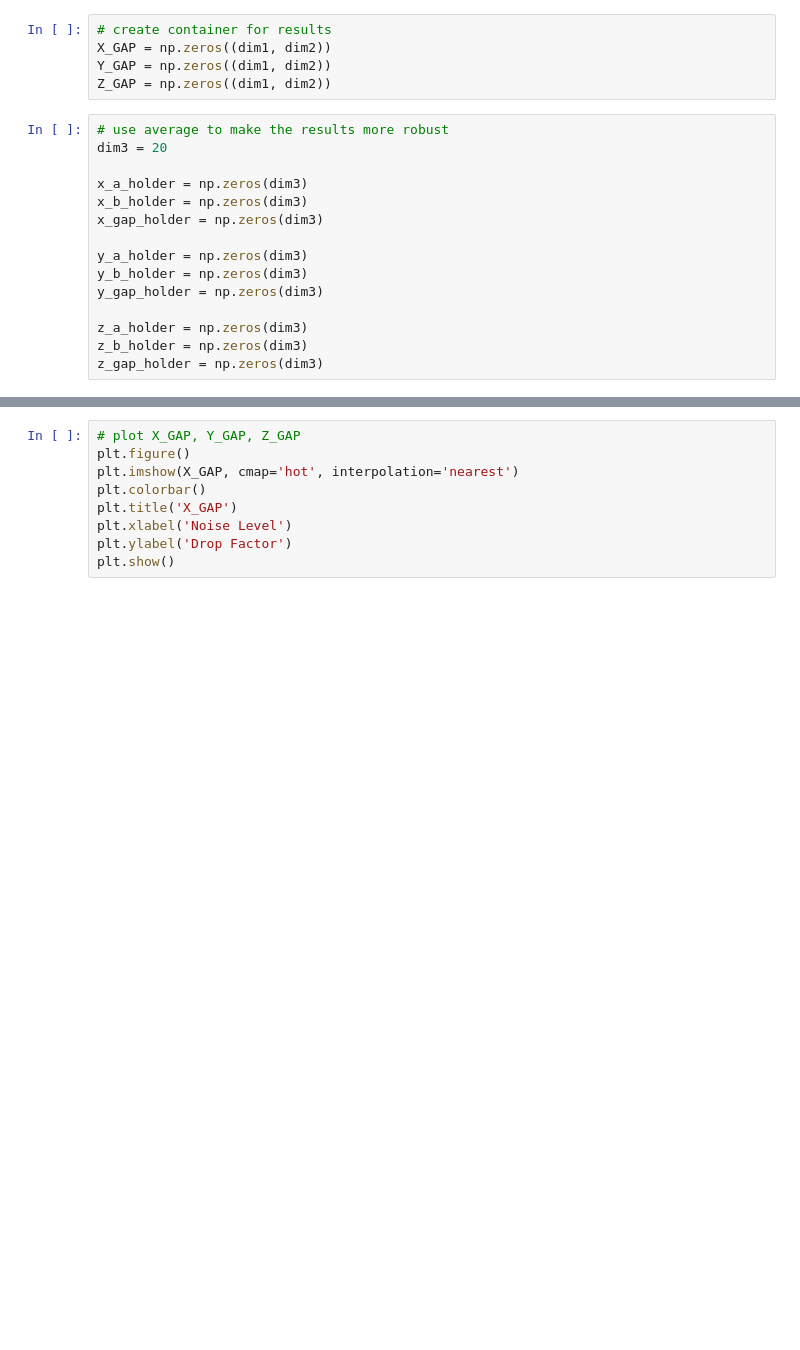
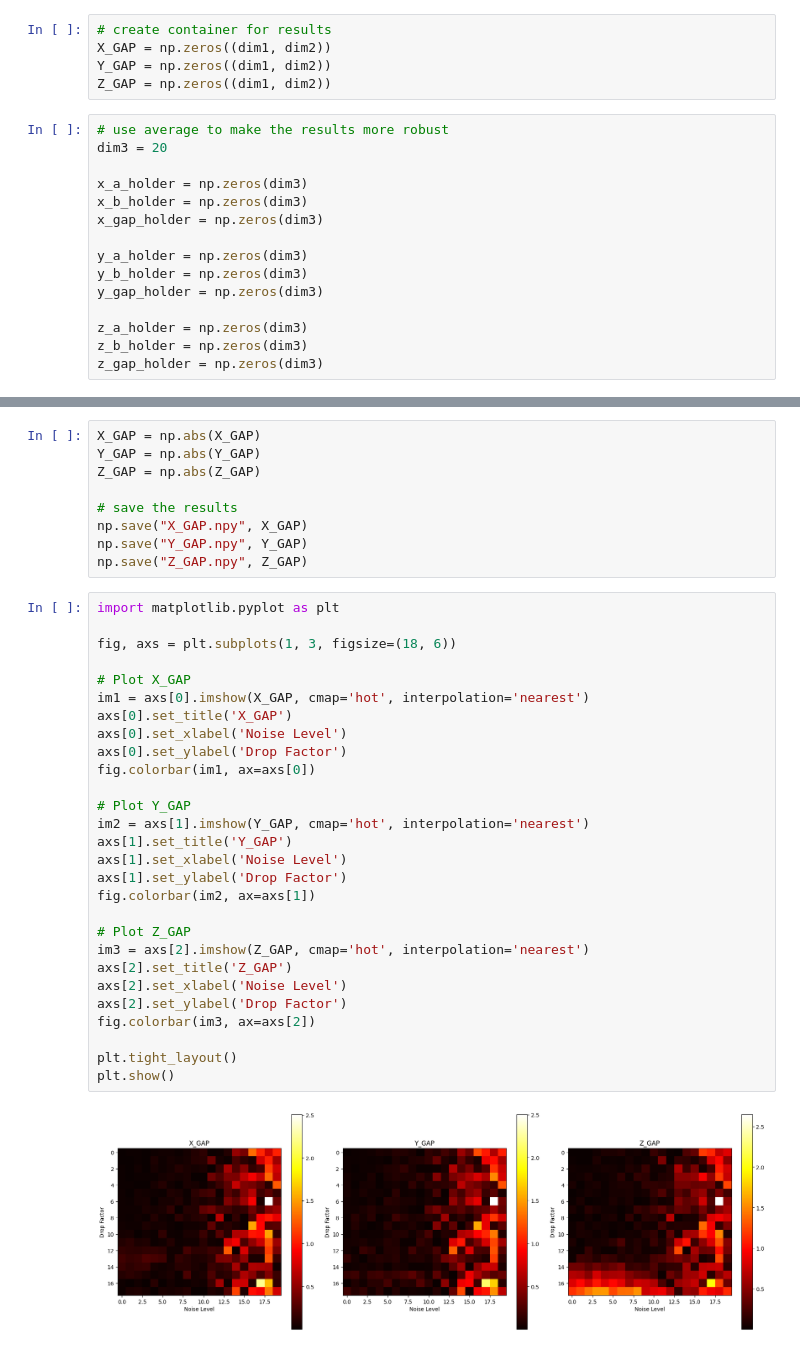
Before and after one commit to Shuaiwen-Cui/GPR-SPC, a Jupyter notebook: 04-Sensitivity-Analyses/workspace/run.ipynb, the cells around one changed output, grey strips where cells are left out. Drawn from its saved outputs; the diff is of its cells as text; blank space fills up the shorter version.

```diff
--- a/04-Sensitivity-Analyses/workspace/run.ipynb
+++ b/04-Sensitivity-Analyses/workspace/run.ipynb
@@ -81,9 +208,39 @@ for i in range(dim1):
-# %%
-# plot X_GAP, Y_GAP, Z_GAP
-plt.figure()
-plt.imshow(X_GAP, cmap='hot', interpolation='nearest')
-plt.colorbar()
-plt.title('X_GAP')
-plt.xlabel('Noise Level')
-plt.ylabel('Drop Factor')
-plt.show()
+# %%
+X_GAP = np.abs(X_GAP)
+Y_GAP = np.abs(Y_GAP)
+Z_GAP = np.abs(Z_GAP)
+
+# save the results
+np.save("X_GAP.npy", X_GAP)
+np.save("Y_GAP.npy", Y_GAP)
+np.save("Z_GAP.npy", Z_GAP)
+# %%
+import matplotlib.pyplot as plt
+
+fig, axs = plt.subplots(1, 3, figsize=(18, 6))
+
+# Plot X_GAP
+im1 = axs[0].imshow(X_GAP, cmap='hot', interpolation='nearest')
+axs[0].set_title('X_GAP')
+axs[0].set_xlabel('Noise Level')
+axs[0].set_ylabel('Drop Factor')
+fig.colorbar(im1, ax=axs[0])
+
+# Plot Y_GAP
+im2 = axs[1].imshow(Y_GAP, cmap='hot', interpolation='nearest')
+axs[1].set_title('Y_GAP')
+axs[1].set_xlabel('Noise Level')
+axs[1].set_ylabel('Drop Factor')
+fig.colorbar(im2, ax=axs[1])
+
+# Plot Z_GAP
+im3 = axs[2].imshow(Z_GAP, cmap='hot', interpolation='nearest')
+axs[2].set_title('Z_GAP')
+axs[2].set_xlabel('Noise Level')
+axs[2].set_ylabel('Drop Factor')
+fig.colorbar(im3, ax=axs[2])
+
+plt.tight_layout()
+plt.show()
+# %% [output]
+[figure, added]
```
Also changed, not shown: parts of 3 cells of this notebook, 5 other files.
